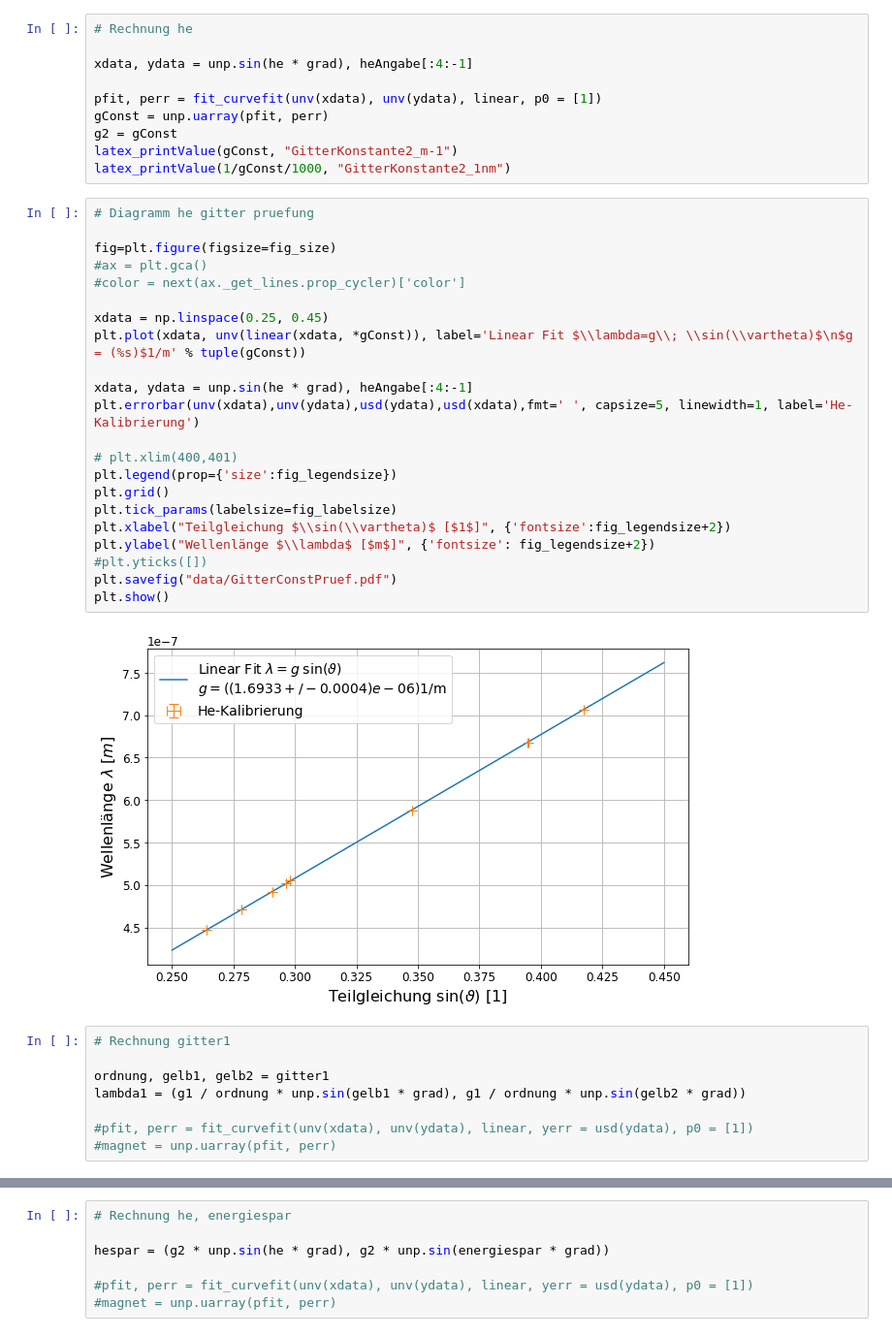
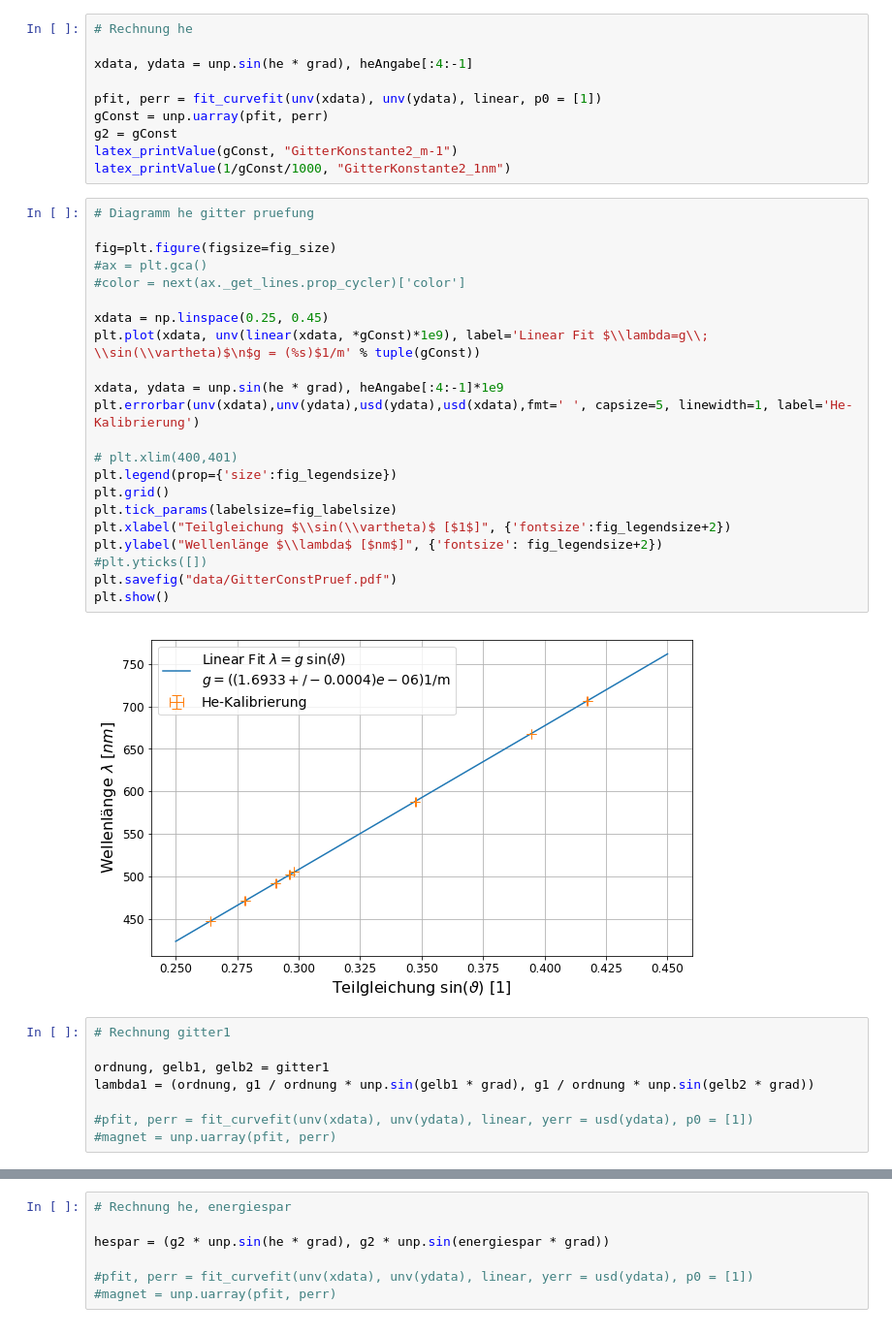
Before and after one commit to dfb159/Studium, a Jupyter notebook: Exp1/Versuchsbericht 21 - O5/11Mi_O5_27_06_2018.ipynb, the cells around one changed output, grey strips where cells are left out. Shown at 97% size. Saved outputs shown, nothing was run; the diff lists cells and outputs as text.

```diff
--- a/Exp1/Versuchsbericht 21 - O5/11Mi_O5_27_06_2018.ipynb
+++ b/Exp1/Versuchsbericht 21 - O5/11Mi_O5_27_06_2018.ipynb
@@ -154,32 +173,32 @@ latex_printValue(1/gConst/1000, "GitterKonstante2_1nm")
 # %%
 # Diagramm he gitter pruefung
 
 fig=plt.figure(figsize=fig_size)
 #ax = plt.gca()
 #color = next(ax._get_lines.prop_cycler)['color']
 
 xdata = np.linspace(0.25, 0.45)
-plt.plot(xdata, unv(linear(xdata, *gConst)), label='Linear Fit $\\lambda=g\\; \\sin(\\vartheta)$\n$g = (%s)$1/m' % tuple(gConst))
+plt.plot(xdata, unv(linear(xdata, *gConst)*1e9), label='Linear Fit $\\lambda=g\\; \\sin(\\vartheta)$\n$g = (%s)$1/m' % tuple(gConst))
 
-xdata, ydata = unp.sin(he * grad), heAngabe[:4:-1]
+xdata, ydata = unp.sin(he * grad), heAngabe[:4:-1]*1e9
 plt.errorbar(unv(xdata),unv(ydata),usd(ydata),usd(xdata),fmt=' ', capsize=5, linewidth=1, label='He-Kalibrierung')
 
 # plt.xlim(400,401)
 plt.legend(prop={'size':fig_legendsize})
 plt.grid()
 plt.tick_params(labelsize=fig_labelsize)
 plt.xlabel("Teilgleichung $\\sin(\\vartheta)$ [$1$]", {'fontsize':fig_legendsize+2})
-plt.ylabel("Wellenlänge $\\lambda$ [$m$]", {'fontsize': fig_legendsize+2})
+plt.ylabel("Wellenlänge $\\lambda$ [$nm$]", {'fontsize': fig_legendsize+2})
 #plt.yticks([])
 plt.savefig("data/GitterConstPruef.pdf")
 plt.show()
 # %% [output]
-[figure, old version]
+[figure, new version]
 # %%
 # Rechnung gitter1
 
 ordnung, gelb1, gelb2 = gitter1
-lambda1 = (g1 / ordnung * unp.sin(gelb1 * grad), g1 / ordnung * unp.sin(gelb2 * grad))
+lambda1 = (ordnung, g1 / ordnung * unp.sin(gelb1 * grad), g1 / ordnung * unp.sin(gelb2 * grad))
 
 #pfit, perr = fit_curvefit(unv(xdata), unv(ydata), linear, yerr = usd(ydata), p0 = [1])
 #magnet = unp.uarray(pfit, perr)
```
Also changed, not shown: parts of 6 cells of this notebook, 5 other files.
